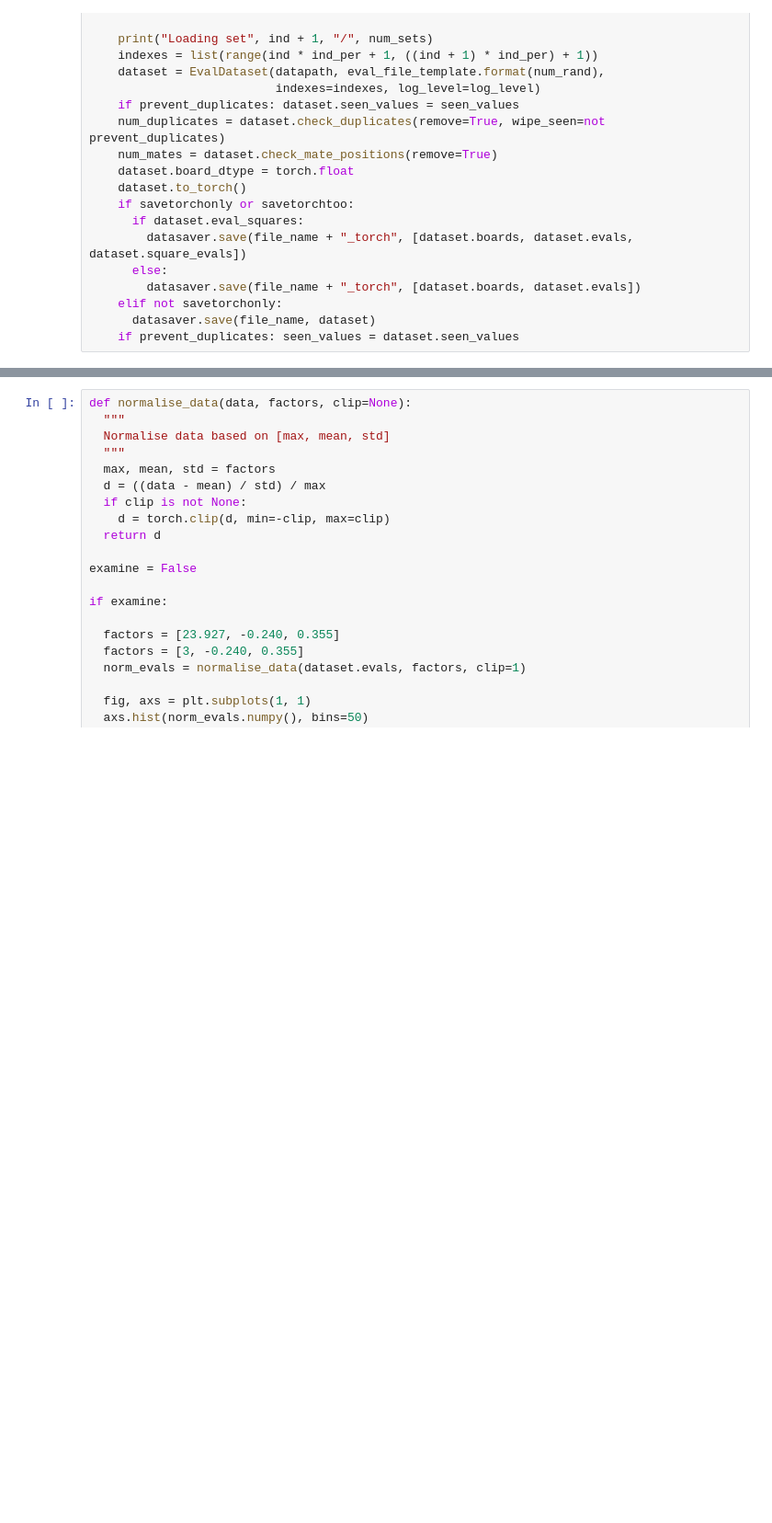
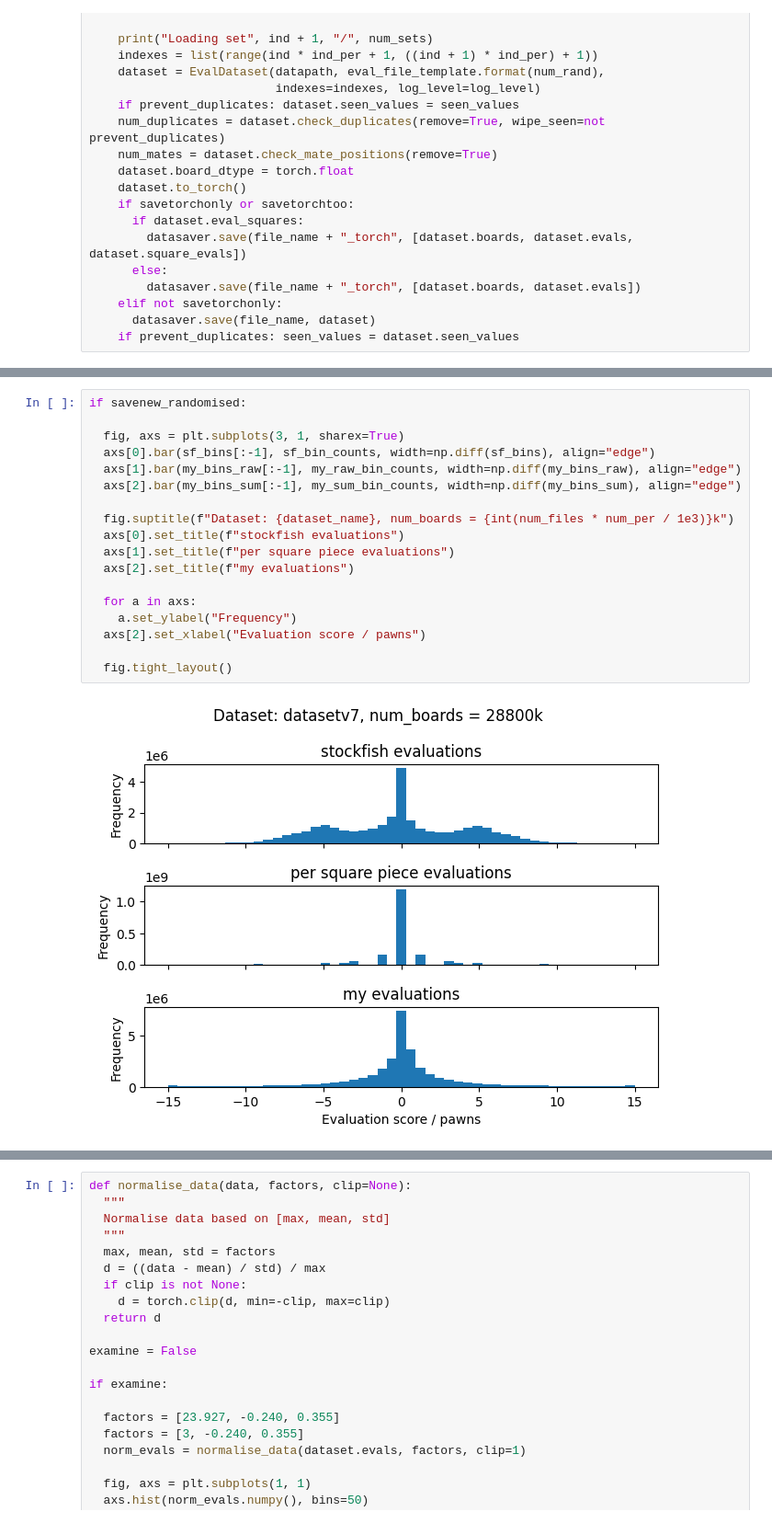
Before and after one commit to lukebeddow/chess, a Jupyter notebook: python/explore_data.ipynb, the cells around one changed output, grey strips where cells are left out. Shown: that part at 92% size. Cells and saved outputs as stored; diff of their text form; blank space fills up the shorter version.

```diff
--- a/python/explore_data.ipynb
+++ b/python/explore_data.ipynb
@@ -175,0 +256,20 @@ Loading file /home/luke/chess/python/gamedata/samples/random_n=4096_sample_147.l
+# %%
+if savenew_randomised:
+
+  fig, axs = plt.subplots(3, 1, sharex=True)
+  axs[0].bar(sf_bins[:-1], sf_bin_counts, width=np.diff(sf_bins), align="edge")
+  axs[1].bar(my_bins_raw[:-1], my_raw_bin_counts, width=np.diff(my_bins_raw), align="edge")
+  axs[2].bar(my_bins_sum[:-1], my_sum_bin_counts, width=np.diff(my_bins_sum), align="edge")
+
+  fig.suptitle(f"Dataset: {dataset_name}, num_boards = {int(num_files * num_per / 1e3)}k")
+  axs[0].set_title(f"stockfish evaluations")
+  axs[1].set_title(f"per square piece evaluations")
+  axs[2].set_title(f"my evaluations")
+
+  for a in axs:
+    a.set_ylabel("Frequency")
+  axs[2].set_xlabel("Evaluation score / pawns")
+
+  fig.tight_layout()
+# %% [output]
+[figure, added]
```
Also changed, not shown: parts of 14 cells of this notebook, 10 other files.
